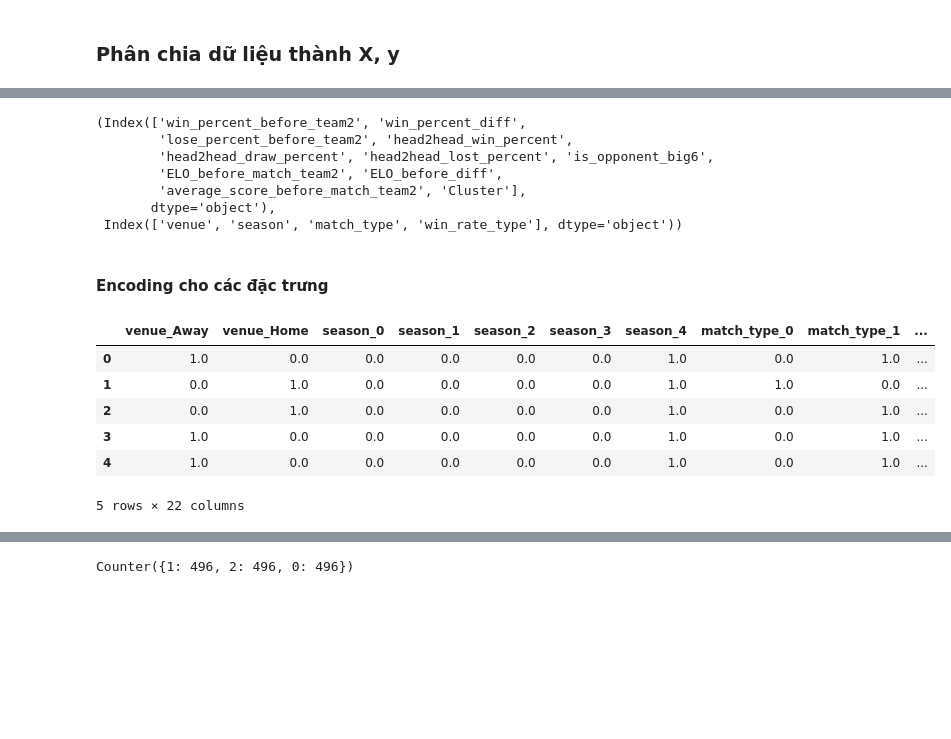
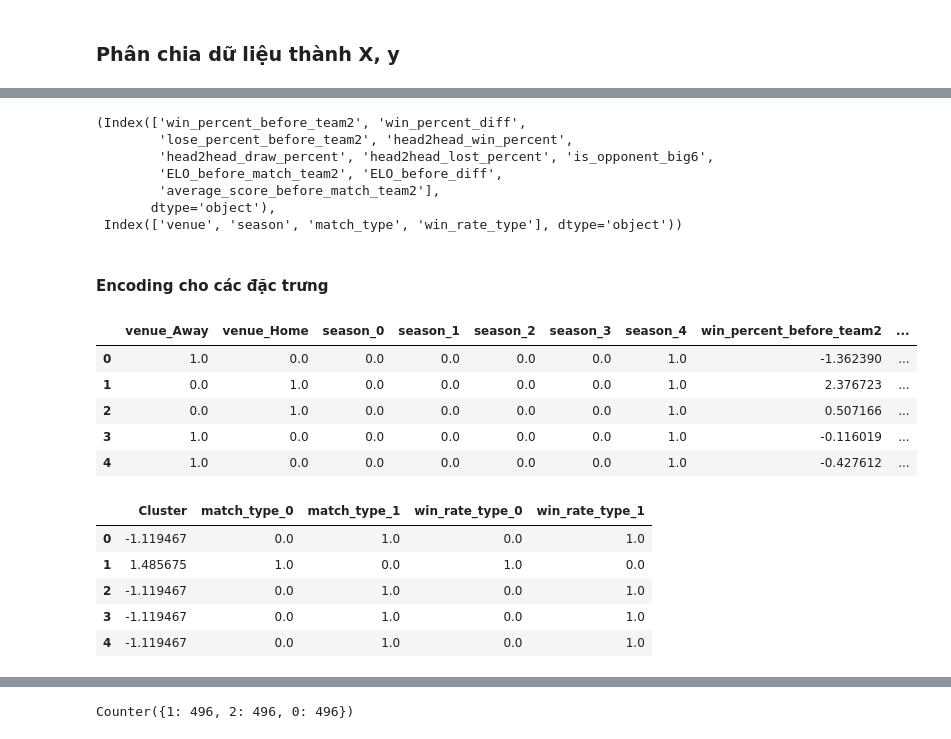
Before and after one commit to taiphanvan2k3/FootballPredict, a Jupyter notebook: src/train_model/Arsenal/train_model_clustered.ipynb, the cells around one changed output, grey strips where cells are left out. Saved outputs shown, nothing was run; the diff lists cells and outputs as text; code cells hidden in the pictures; blank space fills up the shorter version.

```diff
--- a/src/train_model/Arsenal/train_model_clustered.ipynb
+++ b/src/train_model/Arsenal/train_model_clustered.ipynb
@@ -79,6 +79,7 @@ y = label_encoder.fit_transform(matches_df["result"])
 # Xác định các cột phân loại và cột số
 categorical_cols = X.select_dtypes(include=['object', 'category']).columns
 numerical_cols = X.select_dtypes(include=['int64', 'float64']).columns
+numerical_cols = numerical_cols.drop('Cluster')
 
 numerical_cols, categorical_cols
 # %% [output]
@@ -86,40 +87,37 @@ numerical_cols, categorical_cols
         'lose_percent_before_team2', 'head2head_win_percent',
         'head2head_draw_percent', 'head2head_lost_percent', 'is_opponent_big6',
         'ELO_before_match_team2', 'ELO_before_diff',
-        'average_score_before_match_team2', 'Cluster'],
+        'average_score_before_match_team2'],
        dtype='object'),
  Index(['venue', 'season', 'match_type', 'win_rate_type'], dtype='object'))
 # %% [markdown]
 #### Encoding cho các đặc trưng
+# %%
+X_no_cluster = X.drop(['Cluster', 'match_type'], axis=1)
 # %%
 preprocessor = ColumnTransformer(
     transformers=[
         ("venue", OneHotEncoder(use_cat_names=True), ["venue"]),
         ("season", BinaryEncoder(), ["season"]),
-        ("match_type", BinaryEncoder(), ["match_type"]),
-        ("win_rate_type", BinaryEncoder(), ["win_rate_type"]),
         ('num', StandardScaler(), numerical_cols),
     ]
 )
 
-transformed_X = preprocessor.fit_transform(X)
+transformed_X = preprocessor.fit_transform(X_no_cluster)
 
 # Hiển thị dữ liệu sau khi tiền xử lý
 columns = (
     list(preprocessor.named_transformers_["venue"].get_feature_names_out())
     + list(preprocessor.named_transformers_["season"].get_feature_names_out())
-    + list(preprocessor.named_transformers_["match_type"].get_feature_names_out())
-    + list(preprocessor.named_transformers_["win_rate_type"].get_feature_names_out())
     + numerical_cols.tolist()
 )
 
 transformed_X = pd.DataFrame(transformed_X, columns=columns)
 transformed_X.head()
 # %% [output]
-|  | venue_Away | venue_Home | season_0 | season_1 | season_2 | season_3 | season_4 | match_type_0 | match_type_1 | ... |
-| 0 | 1.0 | 0.0 | 0.0 | 0.0 | 0.0 | 0.0 | 1.0 | 0.0 | 1.0 | ... |
-| 1 | 0.0 | 1.0 | 0.0 | 0.0 | 0.0 | 0.0 | 1.0 | 1.0 | 0.0 | ... |
-| 2 | 0.0 | 1.0 | 0.0 | 0.0 | 0.0 | 0.0 | 1.0 | 0.0 | 1.0 | ... |
-| 3 | 1.0 | 0.0 | 0.0 | 0.0 | 0.0 | 0.0 | 1.0 | 0.0 | 1.0 | ... |
-| 4 | 1.0 | 0.0 | 0.0 | 0.0 | 0.0 | 0.0 | 1.0 | 0.0 | 1.0 | ... |
+|  | venue_Away | venue_Home | season_0 | season_1 | season_2 | season_3 | season_4 | win_percent_before_team2 | ... |
+| 0 | 1.0 | 0.0 | 0.0 | 0.0 | 0.0 | 0.0 | 1.0 | -1.362390 | ... |
+| 1 | 0.0 | 1.0 | 0.0 | 0.0 | 0.0 | 0.0 | 1.0 | 2.376723 | ... |
+| 2 | 0.0 | 1.0 | 0.0 | 0.0 | 0.0 | 0.0 | 1.0 | 0.507166 | ... |
+| 3 | 1.0 | 0.0 | 0.0 | 0.0 | 0.0 | 0.0 | 1.0 | -0.116019 | ... |
+| 4 | 1.0 | 0.0 | 0.0 | 0.0 | 0.0 | 0.0 | 1.0 | -0.427612 | ... |
-5 rows × 22 columns
@@ -125,0 +136,18 @@ transformed_X.head()
+# %%
+# Hiển thị dữ liệu sau khi tiền xử lý
+columns_for_clustering = (
+    ["Cluster"]
+    + list(preprocessor_for_clustering.named_transformers_["match_type"].get_feature_names_out())
+    + list(preprocessor_for_clustering.named_transformers_["win_rate_type"].get_feature_names_out())
+)
+
+
+transformed_X_clustering_df = pd.DataFrame(transformed_X_for_clustering, columns=columns_for_clustering)
+transformed_X_clustering_df.head()
+# %% [output]
+|  | Cluster | match_type_0 | match_type_1 | win_rate_type_0 | win_rate_type_1 |
+| 0 | -1.119467 | 0.0 | 1.0 | 0.0 | 1.0 |
+| 1 | 1.485675 | 1.0 | 0.0 | 1.0 | 0.0 |
+| 2 | -1.119467 | 0.0 | 1.0 | 0.0 | 1.0 |
+| 3 | -1.119467 | 0.0 | 1.0 | 0.0 | 1.0 |
+| 4 | -1.119467 | 0.0 | 1.0 | 0.0 | 1.0 |
```
Also changed, not shown: parts of 48 cells of this notebook, 13 other files.
